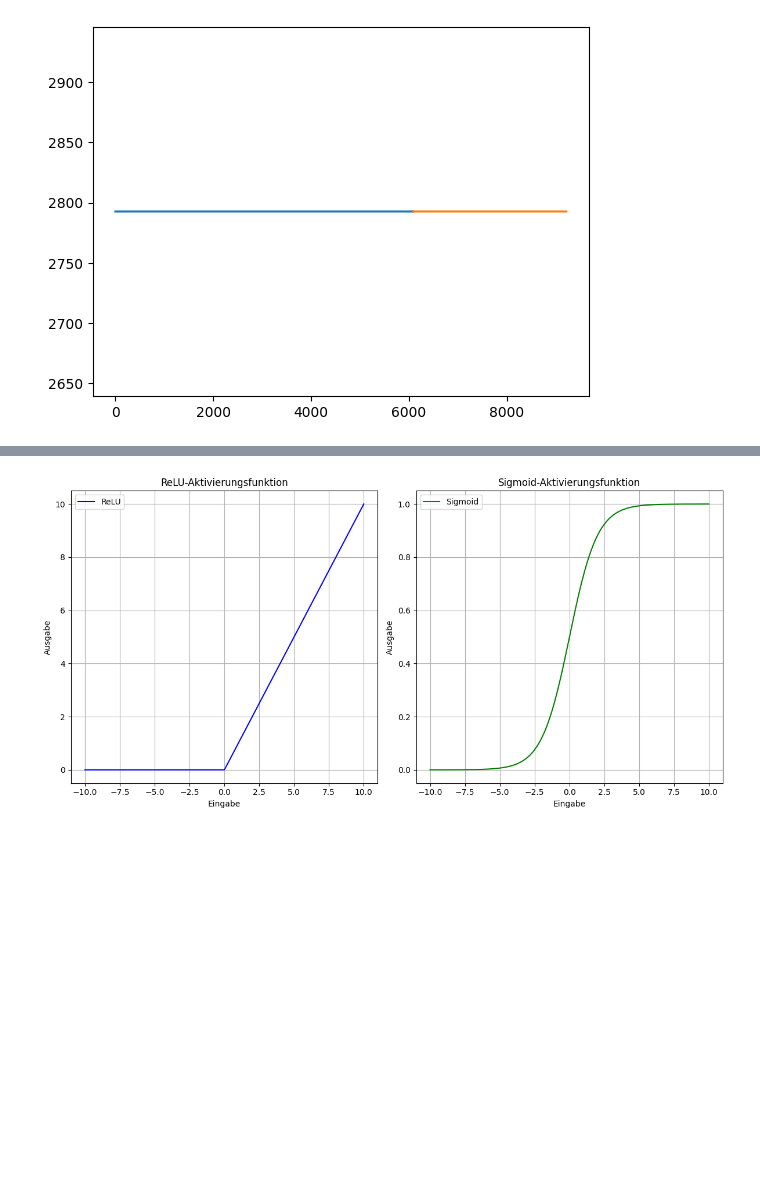
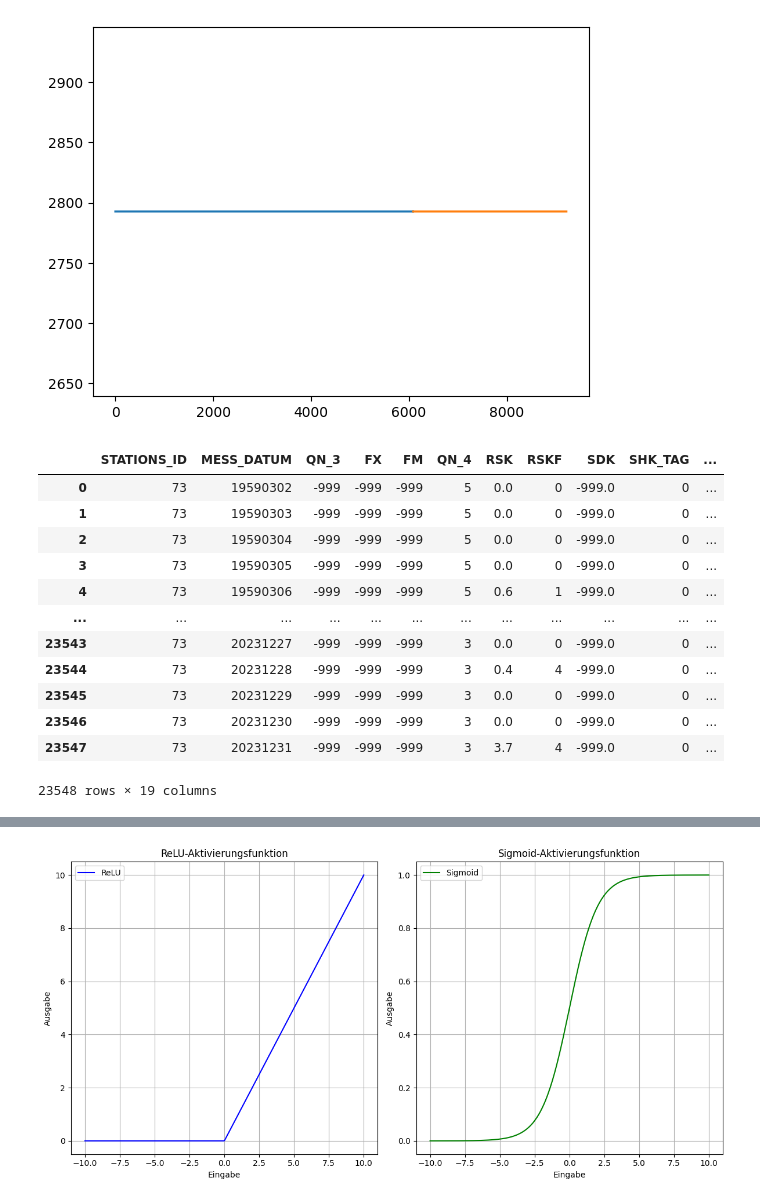
Before and after one commit to RiccardoDAndrea/Bachelor, a Jupyter notebook: RNN.ipynb, the cells around one changed output, grey strips where cells are left out. Saved outputs shown, nothing was run; the diff lists cells and outputs as text; code cells hidden in the pictures; blank space fills up the shorter version.

```diff
--- a/RNN.ipynb
+++ b/RNN.ipynb
@@ -250,3 +284,21 @@ plt.plot(testPredictPlot)
 plt.show()
 # %% [output]
 [figure]
+# %%
+import pandas as pd
+df = pd.read_csv("data/raw/Weather_data.csv", sep=";")
+df
+# %% [output]
+|  | STATIONS_ID | MESS_DATUM | QN_3 | FX | FM | QN_4 | RSK | RSKF | SDK | SHK_TAG | ... |
+| 0 | 73 | 19590302 | -999 | -999 | -999 | 5 | 0.0 | 0 | -999.0 | 0 | ... |
+| 1 | 73 | 19590303 | -999 | -999 | -999 | 5 | 0.0 | 0 | -999.0 | 0 | ... |
+| 2 | 73 | 19590304 | -999 | -999 | -999 | 5 | 0.0 | 0 | -999.0 | 0 | ... |
+| 3 | 73 | 19590305 | -999 | -999 | -999 | 5 | 0.0 | 0 | -999.0 | 0 | ... |
+| 4 | 73 | 19590306 | -999 | -999 | -999 | 5 | 0.6 | 1 | -999.0 | 0 | ... |
+| ... | ... | ... | ... | ... | ... | ... | ... | ... | ... | ... | ... |
+| 23543 | 73 | 20231227 | -999 | -999 | -999 | 3 | 0.0 | 0 | -999.0 | 0 | ... |
+| 23544 | 73 | 20231228 | -999 | -999 | -999 | 3 | 0.4 | 4 | -999.0 | 0 | ... |
+| 23545 | 73 | 20231229 | -999 | -999 | -999 | 3 | 0.0 | 0 | -999.0 | 0 | ... |
+| 23546 | 73 | 20231230 | -999 | -999 | -999 | 3 | 0.0 | 0 | -999.0 | 0 | ... |
+| 23547 | 73 | 20231231 | -999 | -999 | -999 | 3 | 3.7 | 4 | -999.0 | 0 | ... |
+23548 rows × 19 columns
```
Also changed, not shown: parts of 6 cells of this notebook, 7 other files.
